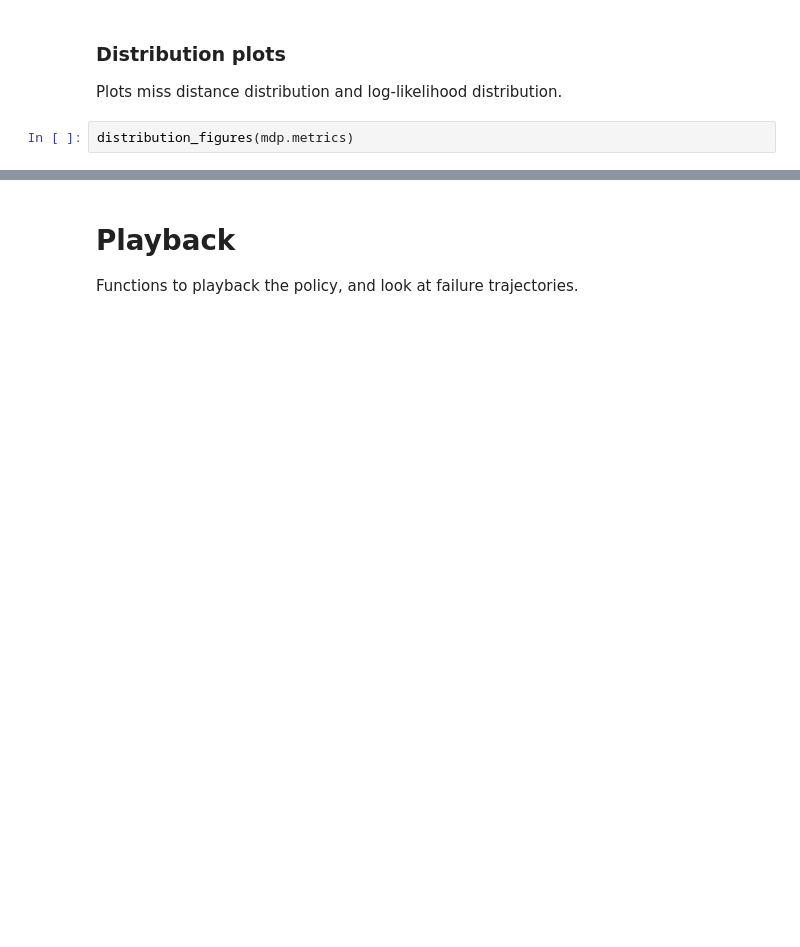
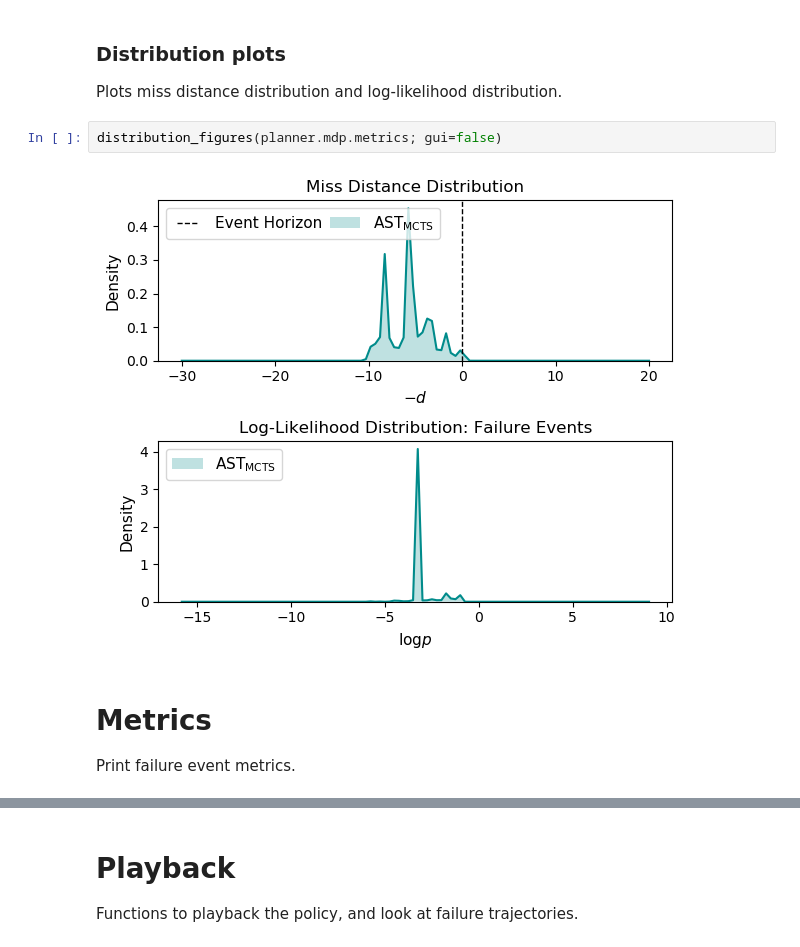
Before and after one commit to sisl/POMDPStressTesting.jl, a Jupyter notebook: notebooks/Walk1D.ipynb, the cells around one changed output, grey strips where cells are left out. Drawn from its saved outputs; the diff is of its cells as text; blank space fills up the shorter version.

```diff
--- a/notebooks/Walk1D.ipynb
+++ b/notebooks/Walk1D.ipynb
@@ -67,4 +65,9 @@ episodic_figures(mdp.metrics)
 ### Distribution plots
 Plots miss distance distribution and log-likelihood distribution.
 # %%
-distribution_figures(mdp.metrics)
+distribution_figures(planner.mdp.metrics; gui=false)
+# %% [output]
+[figure, added]
+# %% [markdown]
+# Metrics
+Print failure event metrics.
```
Also changed, not shown: parts of 17 cells of this notebook, 1 other file.
